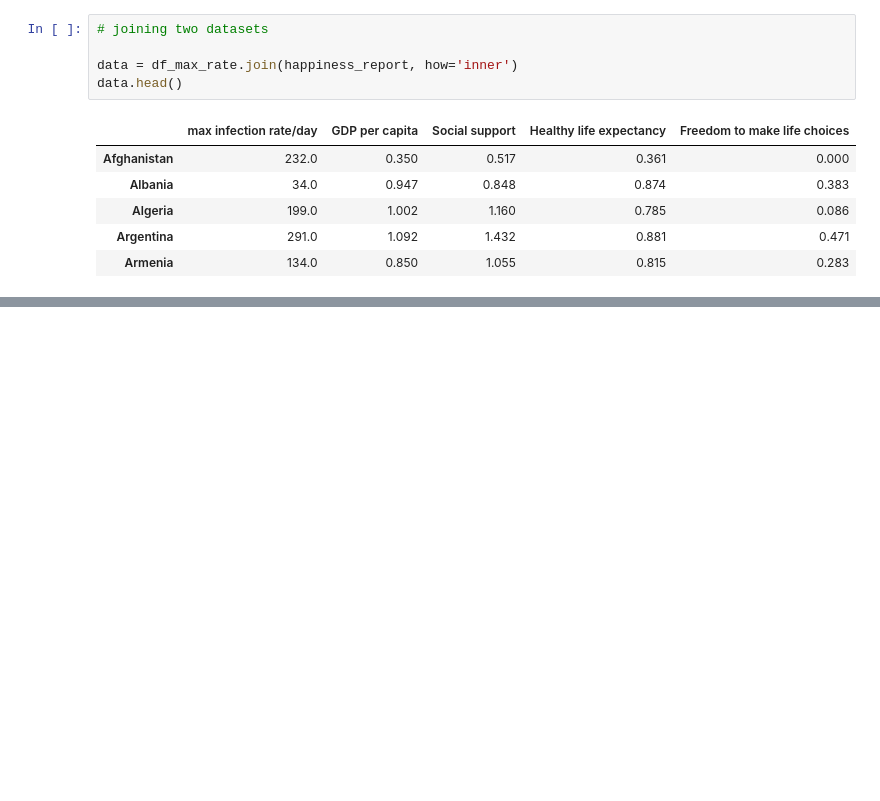
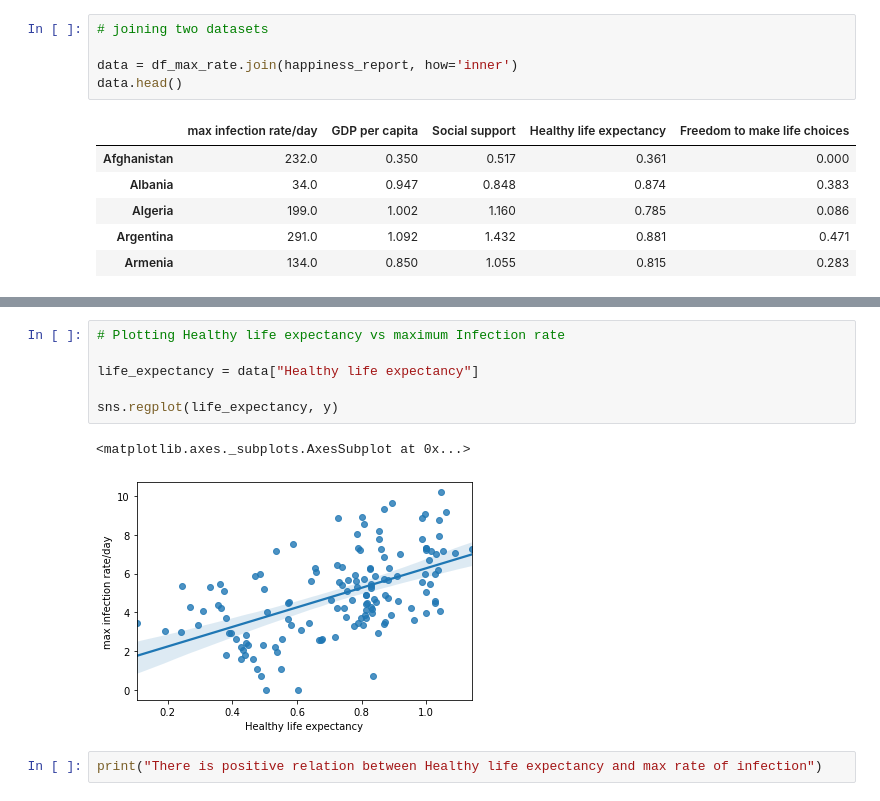
Before and after one commit to nhjoy/Covid-19-Data-Analysis, a Jupyter notebook: covid19 data analysis notebook.ipynb, the cells around one changed output, grey strips where cells are left out. Cells and saved outputs as stored; diff of their text form; blank space fills up the shorter version.

```diff
--- a/covid19 data analysis notebook.ipynb
+++ b/covid19 data analysis notebook.ipynb
@@ -221,0 +231,11 @@ There is positive relation between GDP and max rate of infection
+# %%
+# Plotting Healthy life expectancy vs maximum Infection rate
+
+life_expectancy = data["Healthy life expectancy"]
+
+sns.regplot(life_expectancy, y)
+# %% [output]
+<matplotlib.axes._subplots.AxesSubplot at 0x...>
+[figure, added]
+# %%
+print("There is positive relation between Healthy life expectancy and max rate of infection")
```
Also changed, not shown: parts of 9 cells of this notebook.
